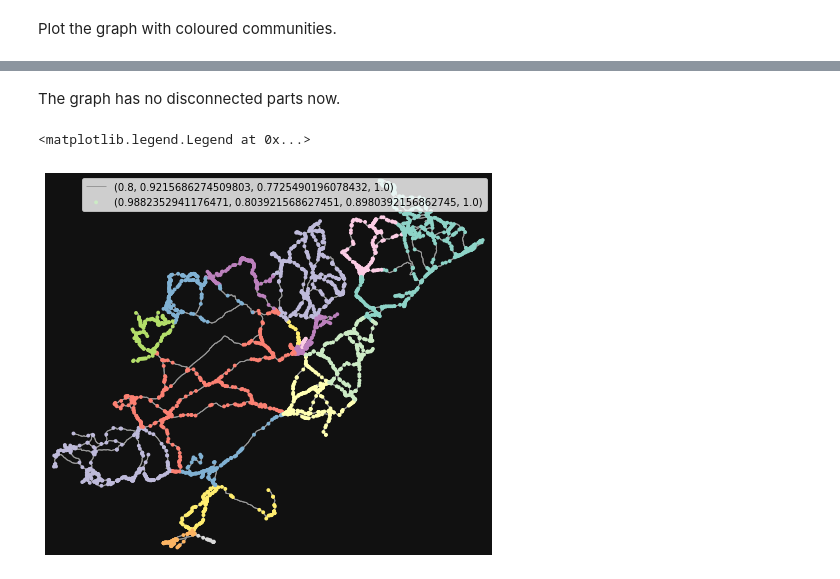
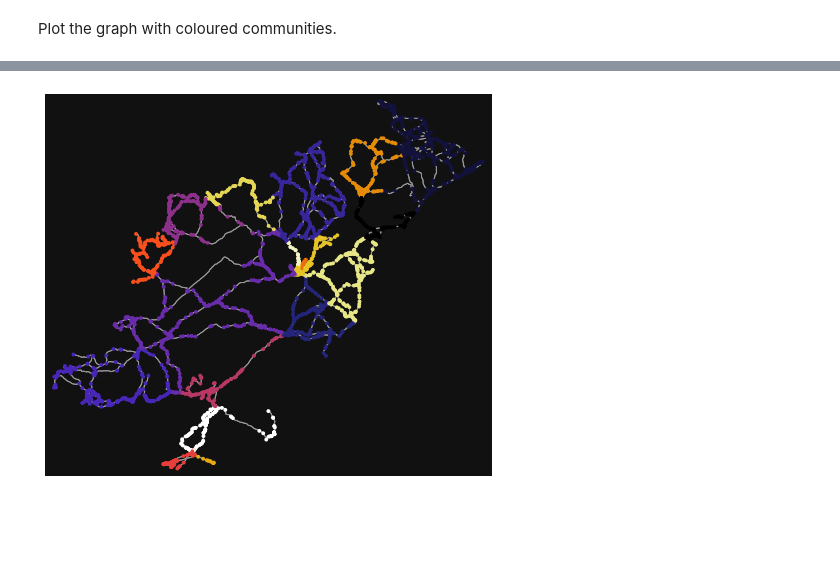
Before and after one commit to ancodia/donegal-bus-routes, a Jupyter notebook: route_planning/notebooks/community_detection.ipynb, the cells around one changed output, grey strips where cells are left out. Drawn from its saved outputs; the diff is of its cells as text; code cells hidden in the pictures; blank space fills up the shorter version.

Commit message:
community detection notebook complete

```diff
--- a/route_planning/notebooks/community_detection.ipynb
+++ b/route_planning/notebooks/community_detection.ipynb
@@ -130,9 +107,5 @@ helper.plot_osmnx_graph_with_colour_coded_communities(G)
-# %% [markdown]
-The graph has no disconnected parts now.
 # %%
-node_colours = ox.plot.get_node_colors_by_attr(G, attr="community", cmap="Set3")
-fig, ax =  ox.plot_graph(G, node_color=node_colours, show=False, close=False)
-ax.legend(node_colours.values)
+node_colours = ox.plot.get_node_colors_by_attr(G, attr="community", cmap="CMRmap")
+fig, ax = ox.plot_graph(G, node_color=node_colours)
 # %% [output]
-<matplotlib.legend.Legend at 0x...>
-[figure, old version]
+[figure, new version]
```
Also changed, not shown: parts of 21 cells of this notebook, 15 other files.
